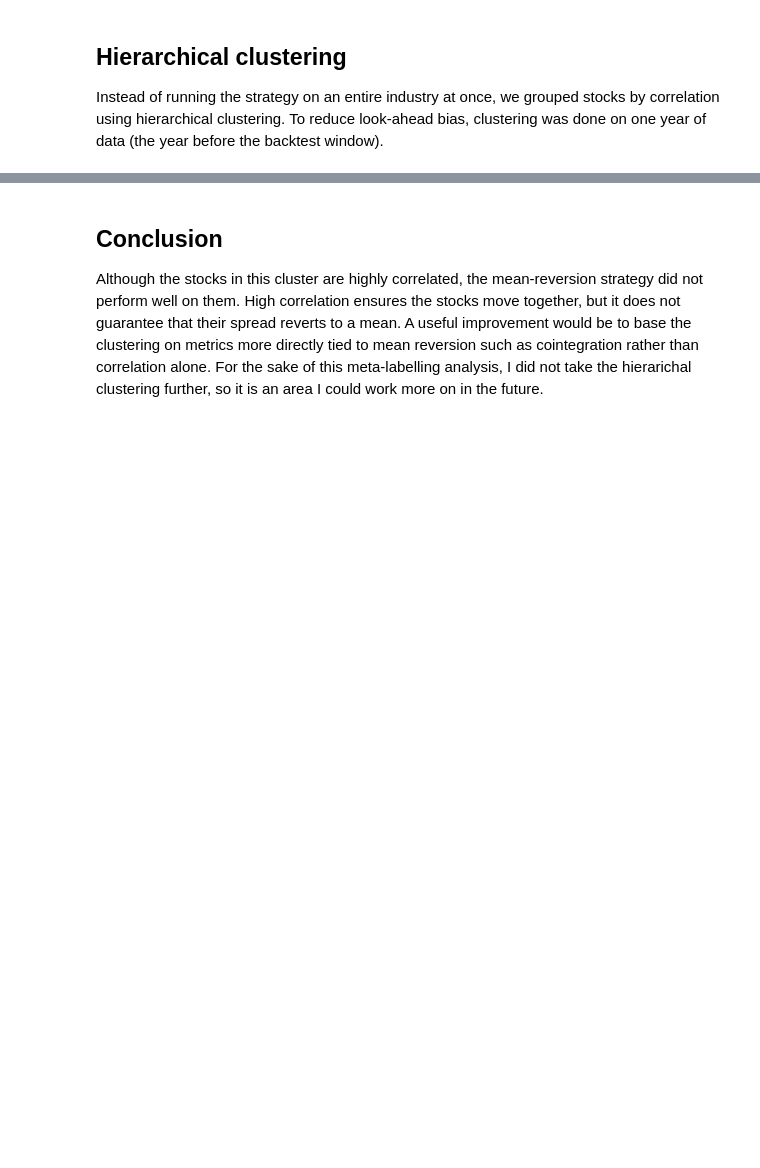
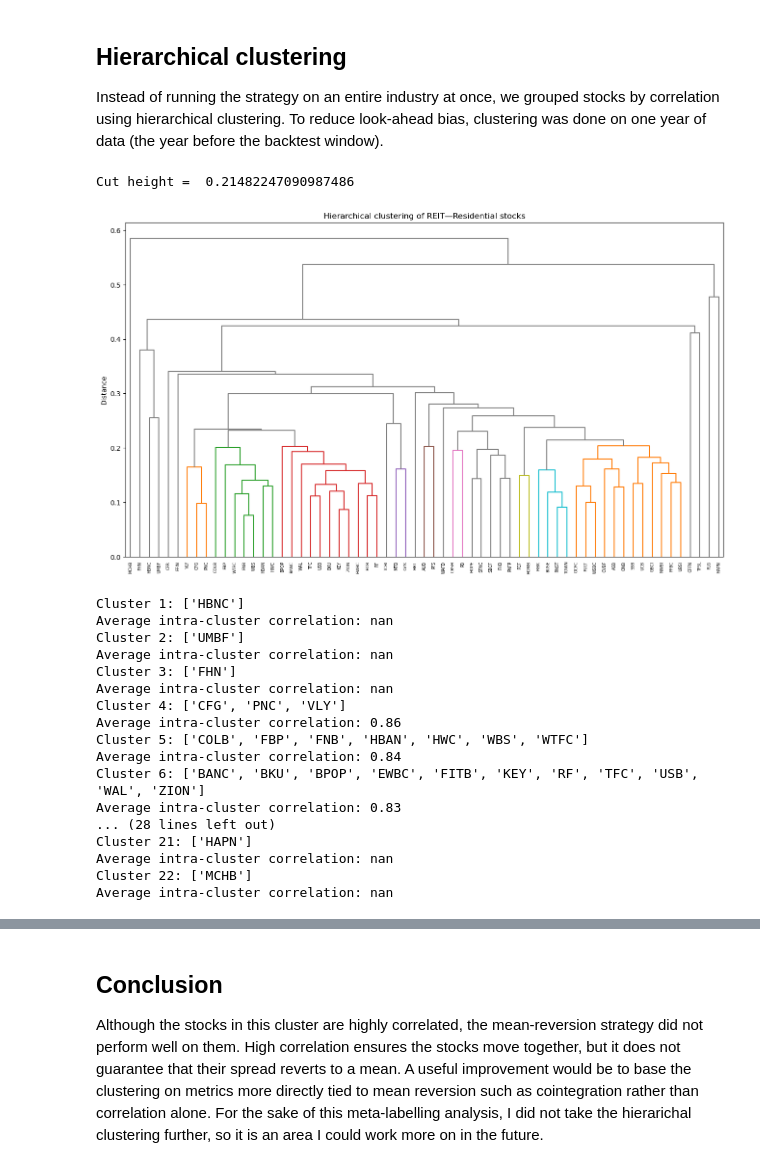
Before and after one commit to vvaskin/trade-filter, a Jupyter notebook: clustering.ipynb, the cells around one changed output, grey strips where cells are left out. Drawn from its saved outputs; the diff is of its cells as text; code cells hidden in the pictures; blank space fills up the shorter version.

```diff
--- a/clustering.ipynb
+++ b/clustering.ipynb
@@ -58,15 +58,15 @@ for industry in industries:
     df_list.append(df)
 
 
-# Focus on REIT—Residential for clustering exploration
-real_estate_df = df_list[3]
+# Focus on Banks-Regional for clustering exploration
+bank_df = df_list[0]
 
 # Ensure tickers are US-listed
-for ticker in list(real_estate_df.columns):
+for ticker in list(bank_df.columns):
     info = yf.Ticker(ticker).get_info()
     if info.get("country") != "United States":
         print('NOT A US STOCK: ', ticker, info.get("country"))
-        real_estate_df = real_estate_df.drop(columns=ticker)
+        bank_df = bank_df.drop(columns=ticker)
 
-df = bank
-df.columns
+
+df = bank_df
@@ -99,6 +123,8 @@ def scatter_matrix(stocks, figsize=(14, 14)):
 
 Instead of running the strategy on an entire industry at once, we grouped stocks by correlation using hierarchical clustering. To reduce look-ahead bias, clustering was done on one year of data (the year before the backtest window).
 # %%
+from scipy.cluster.hierarchy import linkage, fcluster, dendrogram
+from scipy.spatial.distance import squareform
 import math
 
 # Selecting the 4th year of data for clustering
@@ -123,7 +149,7 @@ condensed_distance = squareform(distance.fillna(0))
 # Hierarchical clustering
 linkage_matrix = linkage(condensed_distance, method='average')
 
-num_clusters = 1
+num_clusters = 22
 cut_height = linkage_matrix[len(corr.columns) - num_clusters - 1, 2]
 print('Cut height = ', cut_height)
 
@@ -131,32 +157,52 @@ plt.figure(figsize=(16,9))
 
 dendrogram(linkage_matrix, labels=corr.columns.tolist(), color_threshold=cut_height, above_threshold_color='grey')
 
 plt.title('Hierarchical clustering of REIT—Residential stocks')
 plt.ylabel('Distance')
 plt.show()
 
 
 # Now that we have a nice hierarichy, let's split it into clusters
 
 cluster_labels = fcluster(
     linkage_matrix,
     t=num_clusters,
     criterion="maxclust"
 )
 
 clusters = pd.Series(cluster_labels, index=corr.columns, name="cluster")
 
 # Check which clusters are good
 for cluster_id in sorted(clusters.unique()):
     members = clusters[clusters == cluster_id].index.tolist()
 
     sub_corr = corr.loc[members, members]
 
     # Average correlation excluding diagonal
     mask = ~np.eye(len(sub_corr), dtype=bool)
     avg_intra_corr = sub_corr.where(mask).stack().mean()
 
     print(f"Cluster {cluster_id}: {members}")
     print(f"Average intra-cluster correlation: {avg_intra_corr:.2f}")
+# %% [output]
+Cut height =  0.21482247090987486
+[figure, added]
+Cluster 1: ['HBNC']
+Average intra-cluster correlation: nan
+Cluster 2: ['UMBF']
+Average intra-cluster correlation: nan
+Cluster 3: ['FHN']
+Average intra-cluster correlation: nan
+Cluster 4: ['CFG', 'PNC', 'VLY']
+Average intra-cluster correlation: 0.86
+Cluster 5: ['COLB', 'FBP', 'FNB', 'HBAN', 'HWC', 'WBS', 'WTFC']
+Average intra-cluster correlation: 0.84
+Cluster 6: ['BANC', 'BKU', 'BPOP', 'EWBC', 'FITB', 'KEY', 'RF', 'TFC', 'USB', 'WAL', 'ZION']
+Average intra-cluster correlation: 0.83
+... (28 lines left out)
+Cluster 21: ['HAPN']
+Average intra-cluster correlation: nan
+Cluster 22: ['MCHB']
+Average intra-cluster correlation: nan
 # %%
 import seaborn as sns
```
Also changed, not shown: parts of 2 cells of this notebook, 16 other files.
